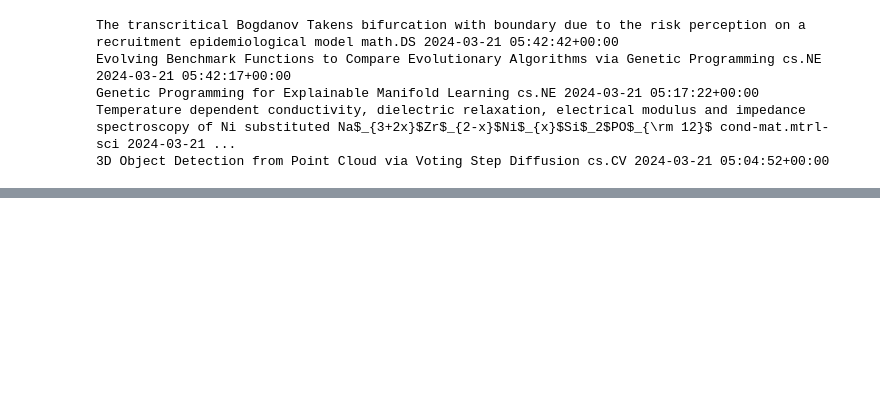
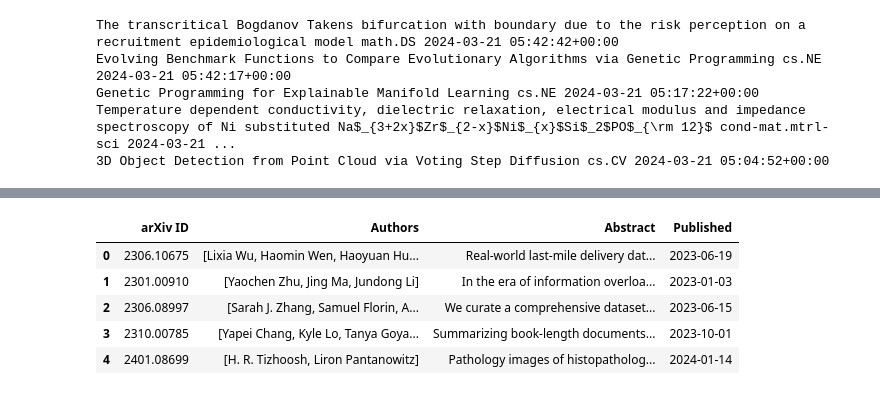
Before and after one commit to chandanasy/arxiv_pilot, a Jupyter notebook: src/arxiv.ipynb, the cells around one changed output, grey strips where cells are left out. Cells and saved outputs as stored; diff of their text form; code cells hidden in the pictures; blank space fills up the shorter version.

```diff
--- a/src/arxiv.ipynb
+++ b/src/arxiv.ipynb
@@ -36,0 +307,11 @@ IndexError: list index out of range
+# %%
+# arXiv ID,Authors,Published,Abstract
+add_df.drop(columns=['doi', 'categories', 'primary_category', 'title'], inplace=True)
+add_df.head()
+# %% [output]
+|  | arXiv ID | Authors | Abstract | Published |
+| 0 | 2306.10675 | [Lixia Wu, Haomin Wen, Haoyuan Hu... | Real-world last-mile delivery dat... | 2023-06-19 |
+| 1 | 2301.00910 | [Yaochen Zhu, Jing Ma, Jundong Li] | In the era of information overloa... | 2023-01-03 |
+| 2 | 2306.08997 | [Sarah J. Zhang, Samuel Florin, A... | We curate a comprehensive dataset... | 2023-06-15 |
+| 3 | 2310.00785 | [Yapei Chang, Kyle Lo, Tanya Goya... | Summarizing book-length documents... | 2023-10-01 |
+| 4 | 2401.08699 | [H. R. Tizhoosh, Liron Pantanowitz] | Pathology images of histopatholog... | 2024-01-14 |
```
Also changed, not shown: parts of 37 cells of this notebook, 9 other files.
